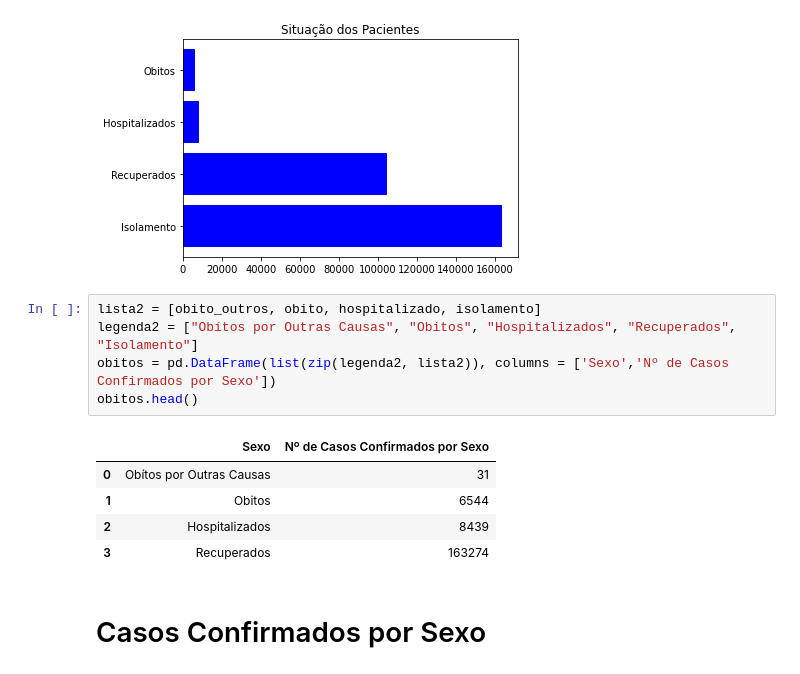
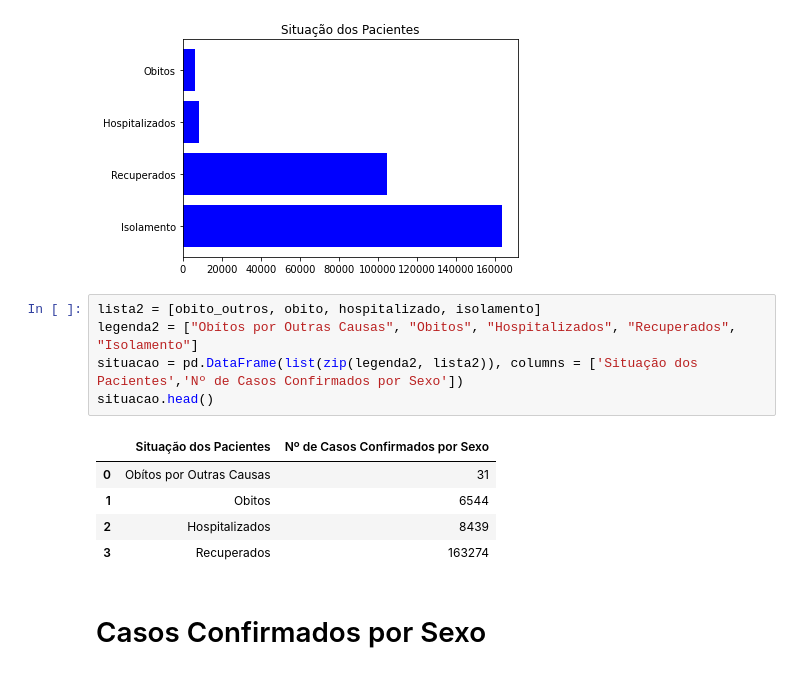
Before and after one commit to Jose-Bruno/Visualiza-oComputacional, a Jupyter notebook: José_Bruno_da_Silva_Santos_Visualização_Computacional.ipynb, the cells around one changed output. Saved outputs shown, nothing was run; the diff lists cells and outputs as text.

```diff
--- a/José_Bruno_da_Silva_Santos_Visualização_Computacional.ipynb
+++ b/José_Bruno_da_Silva_Santos_Visualização_Computacional.ipynb
@@ -86,10 +85,10 @@ plt.show()
 # %%
 lista2 = [obito_outros, obito, hospitalizado, isolamento]
 legenda2 = ["Obítos por Outras Causas", "Obitos", "Hospitalizados", "Recuperados", "Isolamento"]
-obitos = pd.DataFrame(list(zip(legenda2, lista2)), columns = ['Sexo','Nº de Casos Confirmados por Sexo'])
-obitos.head()
+situacao = pd.DataFrame(list(zip(legenda2, lista2)), columns = ['Situação dos Pacientes','Nº de Casos Confirmados por Sexo'])
+situacao.head()
 # %% [output]
-|  | Sexo | Nº de Casos Confirmados por Sexo |
+|  | Situação dos Pacientes | Nº de Casos Confirmados por Sexo |
 | 0 | Obítos por Outras Causas | 31 |
 | 1 | Obitos | 6544 |
 | 2 | Hospitalizados | 8439 |
```
Also changed, not shown: parts of 2 cells of this notebook.
